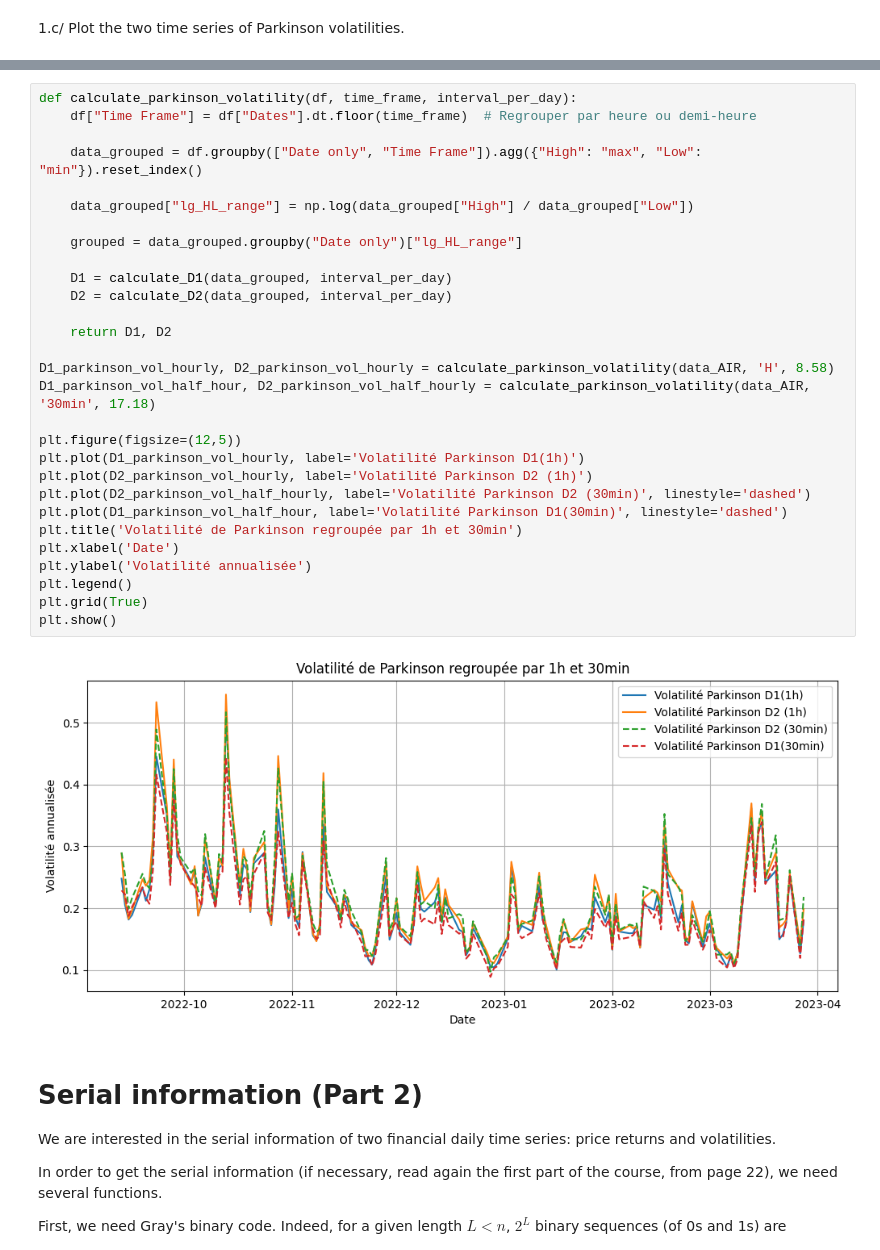
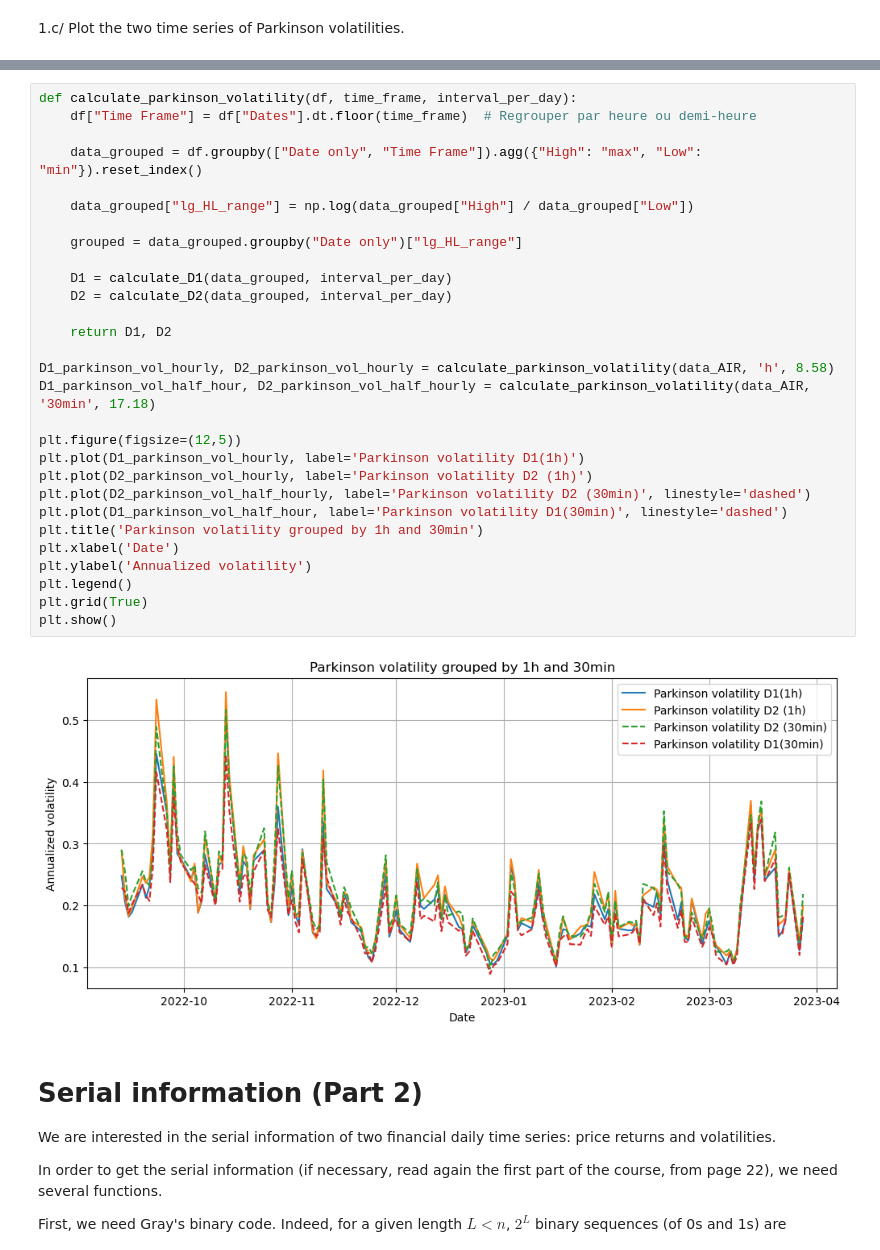
Before and after one commit to dianemans/Proj1_NPFD, a Jupyter notebook: M. Garcin/Project Part 1_serial dependence of Parkinson volatility.ipynb, the cells around one changed output, grey strips where cells are left out. Saved outputs shown, nothing was run; the diff lists cells and outputs as text.

```diff
--- a/M. Garcin/Project Part 1_serial dependence of Parkinson volatility.ipynb
+++ b/M. Garcin/Project Part 1_serial dependence of Parkinson volatility.ipynb
@@ -177,34 +177,34 @@ plt.legend()
 # %%
 def calculate_parkinson_volatility(df, time_frame, interval_per_day):
     df["Time Frame"] = df["Dates"].dt.floor(time_frame)  # Regrouper par heure ou demi-heure
 
     data_grouped = df.groupby(["Date only", "Time Frame"]).agg({"High": "max", "Low": "min"}).reset_index()
 
     data_grouped["lg_HL_range"] = np.log(data_grouped["High"] / data_grouped["Low"])
 
     grouped = data_grouped.groupby("Date only")["lg_HL_range"]
 
     D1 = calculate_D1(data_grouped, interval_per_day)
     D2 = calculate_D2(data_grouped, interval_per_day)
 
     return D1, D2
 
-D1_parkinson_vol_hourly, D2_parkinson_vol_hourly = calculate_parkinson_volatility(data_AIR, 'H', 8.58)
+D1_parkinson_vol_hourly, D2_parkinson_vol_hourly = calculate_parkinson_volatility(data_AIR, 'h', 8.58)
 D1_parkinson_vol_half_hour, D2_parkinson_vol_half_hourly = calculate_parkinson_volatility(data_AIR, '30min', 17.18)
 
 plt.figure(figsize=(12,5))
-plt.plot(D1_parkinson_vol_hourly, label='Volatilité Parkinson D1(1h)')
-plt.plot(D2_parkinson_vol_hourly, label='Volatilité Parkinson D2 (1h)')
-plt.plot(D2_parkinson_vol_half_hourly, label='Volatilité Parkinson D2 (30min)', linestyle='dashed')
-plt.plot(D1_parkinson_vol_half_hour, label='Volatilité Parkinson D1(30min)', linestyle='dashed')
-plt.title('Volatilité de Parkinson regroupée par 1h et 30min')
+plt.plot(D1_parkinson_vol_hourly, label='Parkinson volatility D1(1h)')
+plt.plot(D2_parkinson_vol_hourly, label='Parkinson volatility D2 (1h)')
+plt.plot(D2_parkinson_vol_half_hourly, label='Parkinson volatility D2 (30min)', linestyle='dashed')
+plt.plot(D1_parkinson_vol_half_hour, label='Parkinson volatility D1(30min)', linestyle='dashed')
+plt.title('Parkinson volatility grouped by 1h and 30min')
 plt.xlabel('Date')
-plt.ylabel('Volatilité annualisée')
+plt.ylabel('Annualized volatility')
 plt.legend()
 plt.grid(True)
 plt.show()
 # %% [output]
-[figure, old version]
+[figure, new version]
 # %% [markdown]
 # Serial information (Part 2)
 
```
Also changed, not shown: parts of 5 cells of this notebook.
